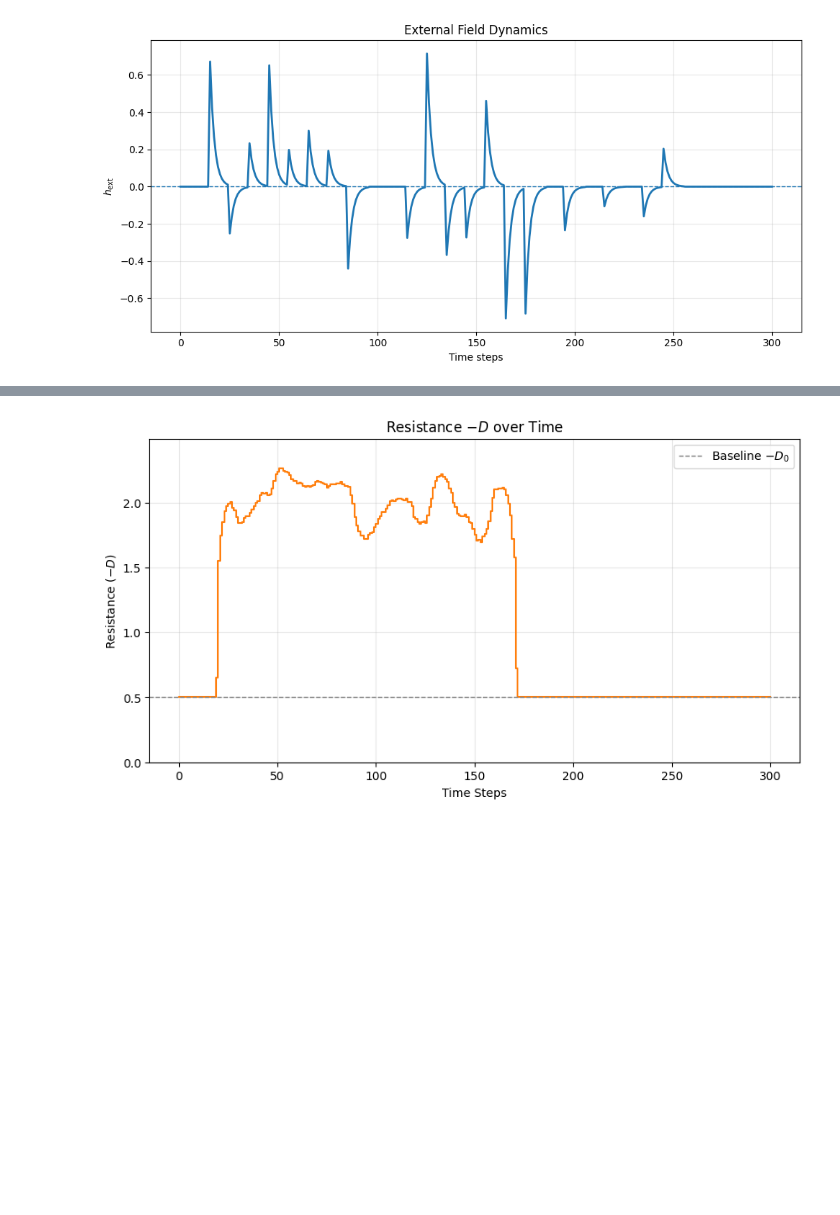
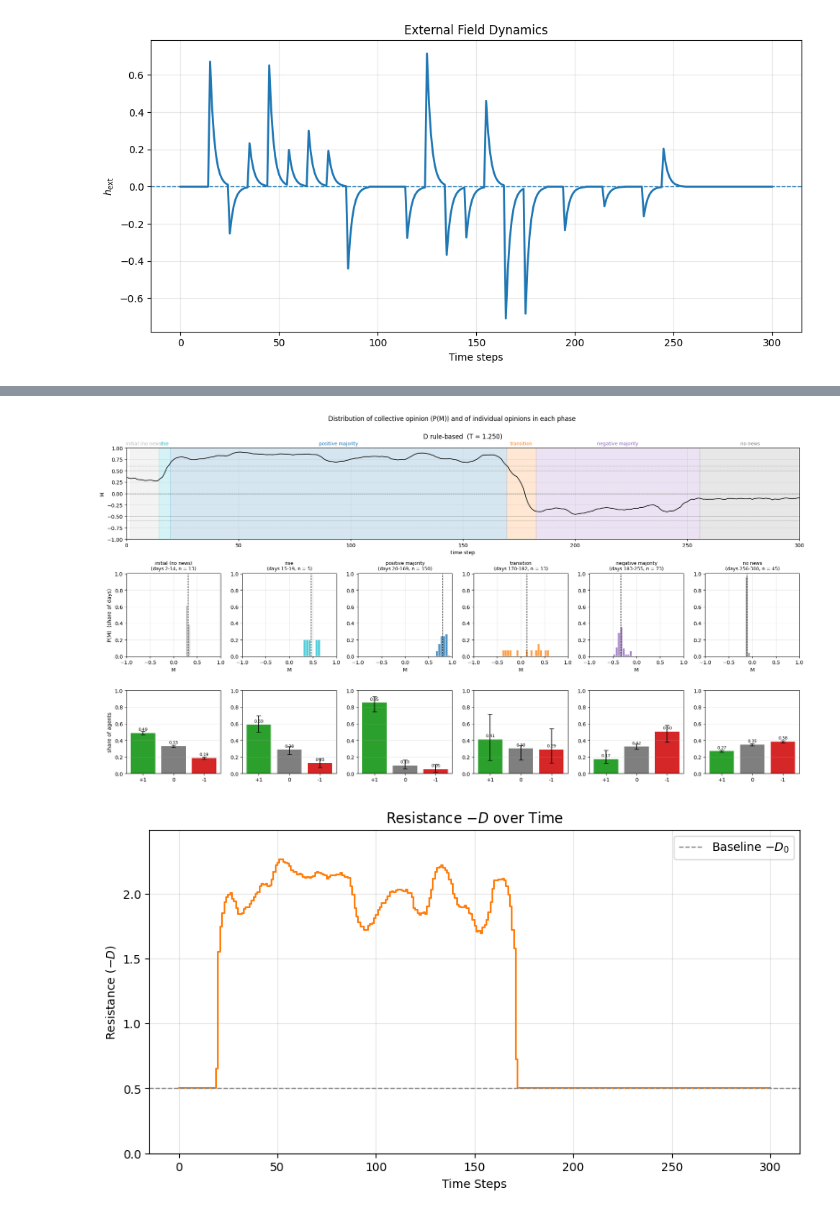
Before and after one commit to fadilaha/Ising-Model-on-Social-Opinion-Dynamic, a Jupyter notebook: Experiment_D_HeatBath_AB_BC_Residual.ipynb, the cells around one changed output, grey strips where cells are left out. Cells and saved outputs as stored; diff of their text form; code cells hidden in the pictures; blank space fills up the shorter version.

```diff
--- a/Experiment_D_HeatBath_AB_BC_Residual.ipynb
+++ b/Experiment_D_HeatBath_AB_BC_Residual.ipynb
@@ -457,0 +458,85 @@ plt.show()
+# %%
+import numpy as np
+import matplotlib.pyplot as plt
+
+results_file = "results_D_variationh075.npy"     # the results file you want to look at
+R = np.load(results_file, allow_pickle=True).item()
+T_default = 1.25
+print("conditions:", list(R.keys()))
+
+# ============================================================
+# CELL 11: DISTRIBUTIONS IN EACH PHASE of one run
+#   Row 1: M(t) with the phases shaded
+#   Row 2: P(M) in each phase = relative frequency: share of the phase's days whose M falls in
+#          each class (sums to 1 in every phase, same classes and same y-axis -> comparable)
+#   Row 3: distribution of individual opinions in each phase: share of agents at +1, 0, -1
+#          (bar = mean over the phase's days, whisker = lowest-highest day)
+#   Needs Cell 0. Adjust the day ranges in `phases` to your own figure.
+# ============================================================
+run_name = 'D rule-based'
+phases = {                      # name: (first day, last day)  -- inclusive
+    'initial (no news)':       (2, 14),
+    'rise':                    (15, 19),
+    'positive majority':       (20, 169),
+    'transition':              (170, 182),
+    'negative majority':       (183, 255),     # includes the last event (245-255)
+    'no news':                 (256, 300),
+}
+phase_colors = ['#bdbdbd', 'tab:cyan', 'tab:blue', 'tab:orange', 'tab:purple', '#7f7f7f']
+if len(phase_colors) < len(phases):            # fill missing colours automatically
+    extra = plt.cm.tab10(np.arange(len(phases)))
+    phase_colors = list(phase_colors) + [extra[i] for i in range(len(phase_colors), len(phases))]
+M_bins = np.linspace(-1, 1, 41)
+
+r  = R[run_name]
+M  = np.asarray(r['M'], float)
+Nu, N0, Nd = (np.asarray(r[k], float) for k in ['N_up', 'N_0', 'N_down'])
+N  = Nu + N0 + Nd
+days = np.arange(len(M))
+
+fig = plt.figure(figsize=(3.2 * len(phases), 10))
+gs = fig.add_gridspec(3, len(phases), height_ratios=[1.1, 1, 1])
+ax0 = fig.add_subplot(gs[0, :])
+ax0.plot(days, M, color='k', lw=1.3)
+for (name, (a, b)), col in zip(phases.items(), phase_colors):
+    ax0.axvspan(a - 0.5, b + 0.5, color=col, alpha=0.18)
+    ax0.text((a + b) / 2, 1.02, name, ha='center', va='bottom', fontsize=9, color=col,
+             transform=ax0.get_xaxis_transform())
+for y in [0.6, 0.5, -0.5, -0.6]:
+    ax0.axhline(y, color='k', lw=0.4, ls=':')
+ax0.axhline(0, color='k', lw=0.6, ls='--')
+ax0.set_xlim(0, len(M) - 1); ax0.set_ylim(-1, 1)
+ax0.set_xlabel('time step'); ax0.set_ylabel('M'); ax0.grid(alpha=0.3)
+ax0.set_title(f'{run_name}  (T = {r.get("T", T_default):.3f})', pad=18)
+
+hist_axes = []
+print(f"{'phase':20s} {'days':>5s} {'mean M':>7s} {'std M':>6s}   {'+1':>6s} {'0':>6s} {'-1':>6s}  (mean shares)")
+for j, ((name, (a, b)), col) in enumerate(zip(phases.items(), phase_colors)):
+    sel = (days >= a) & (days <= b)
+    # row 2: P(M)
+    ax = fig.add_subplot(gs[1, j]); hist_axes.append(ax)
+    ax.hist(M[sel], bins=M_bins, weights=np.full(sel.sum(), 1 / sel.sum()),
+            color=col, alpha=0.8, edgecolor='white')
+    ax.axvline(M[sel].mean(), color='k', lw=1, ls='--')
+    ax.set_xlim(-1, 1); ax.grid(alpha=0.3)
+    ax.set_title(f'{name}\n(days {a}-{b}, n = {sel.sum()})', fontsize=9)
+    ax.set_xlabel('M')
+    if j == 0: ax.set_ylabel('P(M)  (share of days)')
+    # row 3: share of agents in each opinion
+    ax = fig.add_subplot(gs[2, j])
+    shares = np.vstack([Nu[sel] / N[sel], N0[sel] / N[sel], Nd[sel] / N[sel]])
+    mean = shares.mean(1)
+    ax.bar(['+1', '0', '-1'], mean, color=['tab:green', 'tab:gray', 'tab:red'],
+           yerr=[mean - shares.min(1), shares.max(1) - mean], capsize=4)
+    for xi, v in enumerate(mean):
+        ax.text(xi, v + 0.03, f'{v:.2f}', ha='center', fontsize=8)
+    ax.set_ylim(0, 1); ax.grid(alpha=0.3, axis='y')
+    if j == 0: ax.set_ylabel('share of agents')
+    print(f"{name:20s} {sel.sum():5d} {M[sel].mean():7.3f} {M[sel].std():6.3f}   "
+          f"{mean[0]:6.3f} {mean[1]:6.3f} {mean[2]:6.3f}")
+ymax = max(a_.get_ylim()[1] for a_ in hist_axes)
+for a_ in hist_axes:
+    a_.set_ylim(0, ymax)                          # same y-axis in every phase
+fig.suptitle('Distribution of collective opinion (P(M)) and of individual opinions in each phase', y=1.0)
+plt.tight_layout(); plt.show()
+# %% [output]
@@ -458,3 +551,4 @@ plt.show()
+[figure, added]
 # %%
 # PLOT ONLY THE ACTIVE RESISTANCE (-D)
 minus_D = -np.array(D_history)
```
Also changed, not shown: parts of 6 cells of this notebook.
